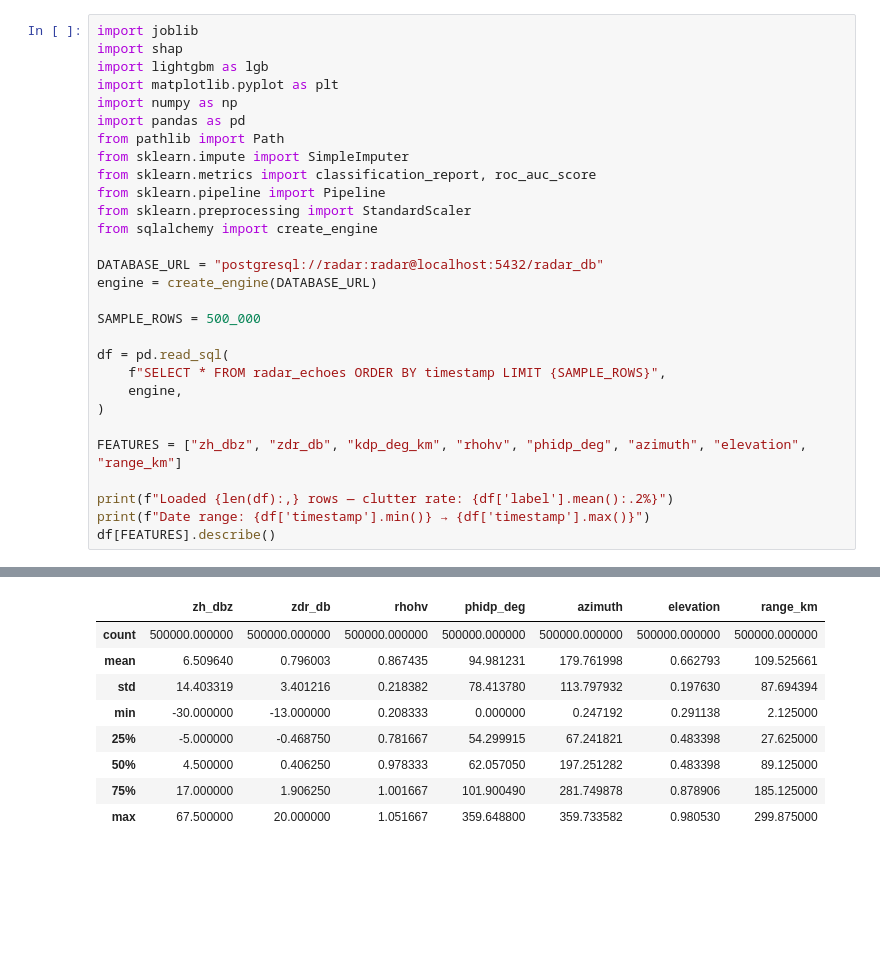
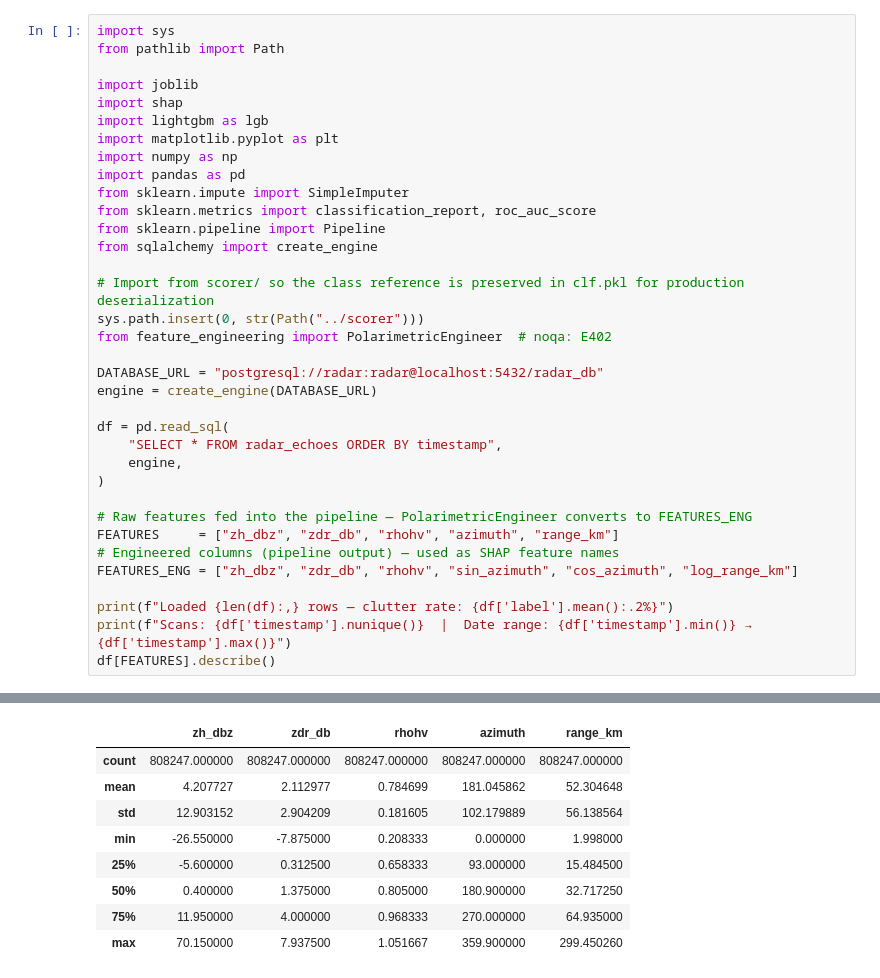
Before and after one commit to Adrien-1997/radar-echo-classifier, a Jupyter notebook: notebooks/02_train.ipynb, the cells around one changed output, grey strips where cells are left out. Drawn from its saved outputs; the diff is of its cells as text; blank space fills up the shorter version.

```diff
--- a/notebooks/02_train.ipynb
+++ b/notebooks/02_train.ipynb
@@ -29,30 +30,36 @@
 # %%
+import sys
+from pathlib import Path
+
 import joblib
 import shap
 import lightgbm as lgb
 import matplotlib.pyplot as plt
 import numpy as np
 import pandas as pd
-from pathlib import Path
 from sklearn.impute import SimpleImputer
 from sklearn.metrics import classification_report, roc_auc_score
 from sklearn.pipeline import Pipeline
-from sklearn.preprocessing import StandardScaler
 from sqlalchemy import create_engine
+
+# Import from scorer/ so the class reference is preserved in clf.pkl for production deserialization
+sys.path.insert(0, str(Path("../scorer")))
+from feature_engineering import PolarimetricEngineer  # noqa: E402
 
 DATABASE_URL = "postgresql://radar:radar@localhost:5432/radar_db"
 engine = create_engine(DATABASE_URL)
 
-SAMPLE_ROWS = 500_000
-
 df = pd.read_sql(
-    f"SELECT * FROM radar_echoes ORDER BY timestamp LIMIT {SAMPLE_ROWS}",
+    "SELECT * FROM radar_echoes ORDER BY timestamp",
     engine,
 )
 
-FEATURES = ["zh_dbz", "zdr_db", "kdp_deg_km", "rhohv", "phidp_deg", "azimuth", "elevation", "range_km"]
+# Raw features fed into the pipeline — PolarimetricEngineer converts to FEATURES_ENG
+FEATURES     = ["zh_dbz", "zdr_db", "rhohv", "azimuth", "range_km"]
+# Engineered columns (pipeline output) — used as SHAP feature names
+FEATURES_ENG = ["zh_dbz", "zdr_db", "rhohv", "sin_azimuth", "cos_azimuth", "log_range_km"]
 
 print(f"Loaded {len(df):,} rows — clutter rate: {df['label'].mean():.2%}")
-print(f"Date range: {df['timestamp'].min()} → {df['timestamp'].max()}")
+print(f"Scans: {df['timestamp'].nunique()}  |  Date range: {df['timestamp'].min()} → {df['timestamp'].max()}")
 df[FEATURES].describe()
 # %% [output]
@@ -61,10 +68,10 @@ Date range: 2026-04-10 00:00:32+00:00 → 2026-04-10 00:00:32+00:00
-|  | zh_dbz | zdr_db | rhohv | phidp_deg | azimuth | elevation | range_km |
-| count | 500000.000000 | 500000.000000 | 500000.000000 | 500000.000000 | 500000.000000 | 500000.000000 | 500000.000000 |
-| mean | 6.509640 | 0.796003 | 0.867435 | 94.981231 | 179.761998 | 0.662793 | 109.525661 |
-| std | 14.403319 | 3.401216 | 0.218382 | 78.413780 | 113.797932 | 0.197630 | 87.694394 |
-| min | -30.000000 | -13.000000 | 0.208333 | 0.000000 | 0.247192 | 0.291138 | 2.125000 |
-| 25% | -5.000000 | -0.468750 | 0.781667 | 54.299915 | 67.241821 | 0.483398 | 27.625000 |
-| 50% | 4.500000 | 0.406250 | 0.978333 | 62.057050 | 197.251282 | 0.483398 | 89.125000 |
-| 75% | 17.000000 | 1.906250 | 1.001667 | 101.900490 | 281.749878 | 0.878906 | 185.125000 |
-| max | 67.500000 | 20.000000 | 1.051667 | 359.648800 | 359.733582 | 0.980530 | 299.875000 |
+|  | zh_dbz | zdr_db | rhohv | azimuth | range_km |
+| count | 808247.000000 | 808247.000000 | 808247.000000 | 808247.000000 | 808247.000000 |
+| mean | 4.207727 | 2.112977 | 0.784699 | 181.045862 | 52.304648 |
+| std | 12.903152 | 2.904209 | 0.181605 | 102.179889 | 56.138564 |
+| min | -26.550000 | -7.875000 | 0.208333 | 0.000000 | 1.998000 |
+| 25% | -5.600000 | 0.312500 | 0.658333 | 93.000000 | 15.484500 |
+| 50% | 0.400000 | 1.375000 | 0.805000 | 180.900000 | 32.717250 |
+| 75% | 11.950000 | 4.000000 | 0.968333 | 270.000000 | 64.935000 |
+| max | 70.150000 | 7.937500 | 1.051667 | 359.900000 | 299.450260 |
 # %%
```
Also changed, not shown: parts of 7 cells of this notebook, 8 other files.
